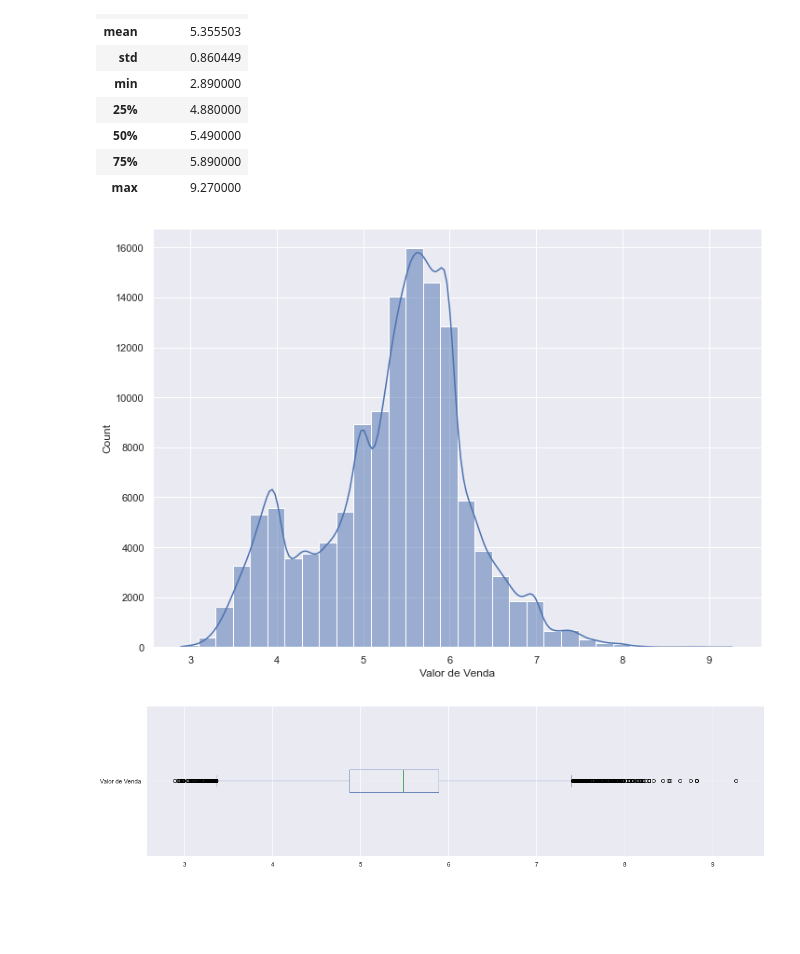
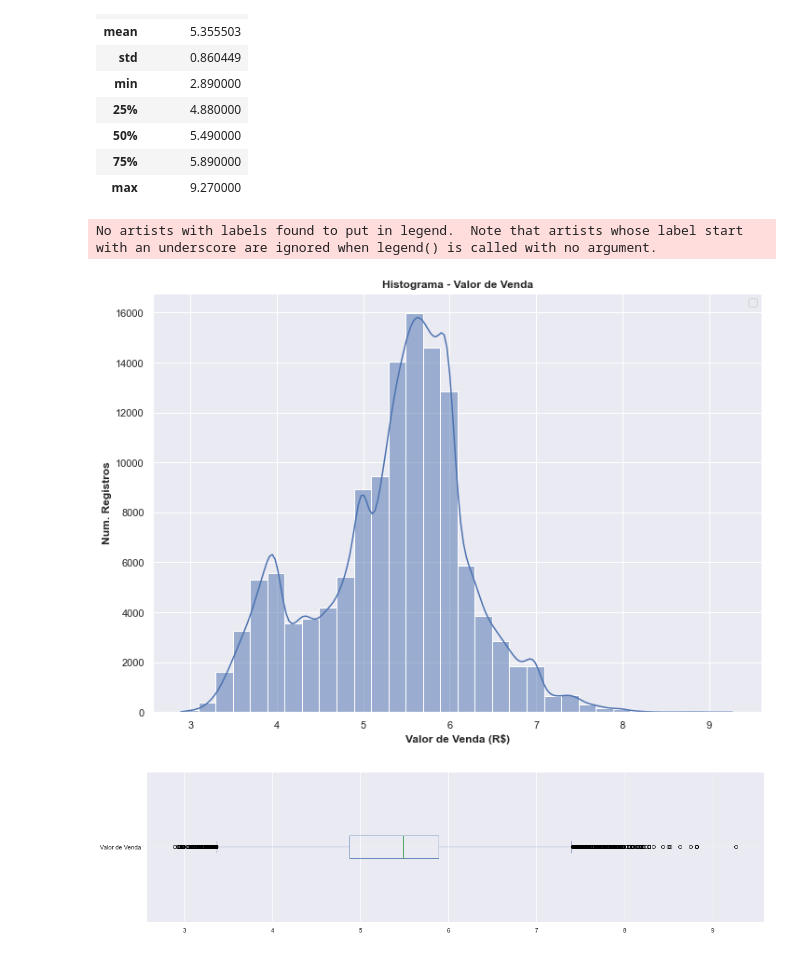
Before and after one commit to pedrorcm/Analise-Combustiveis-M4, a Jupyter notebook: main.ipynb, the cells around one changed output. Cells and saved outputs as stored; diff of their text form; code cells hidden in the pictures; blank space fills up the shorter version.

Commit message:
update histograma e gráfico da 1

```diff
--- a/main.ipynb
+++ b/main.ipynb
@@ -169,9 +169,15 @@ conjunto_dados.describe()
 | max | 9.270000 |
 # %%
 sns.histplot(data=conjunto_dados['Valor de Venda'], kde=True, binwidth=0.2)
+
+plt.title('Histograma - Valor de Venda', fontsize=12, fontweight='bold')
+plt.ylabel('Num. Registros', fontsize=12, fontweight='bold')
+plt.xlabel('Valor de Venda (R$)', fontsize=12, fontweight='bold')
+plt.legend()
 plt.show()
 # %% [output]
+No artists with labels found to put in legend.  Note that artists whose label start with an underscore are ignored when legend() is called with no argument.
-[figure, old version]
+[figure, new version]
 # %%
 conjunto_dados['Valor de Venda'].plot(kind='box', vert=False, figsize=(20, 5))
 plt.show()
```
Also changed, not shown: parts of 2 cells of this notebook.
